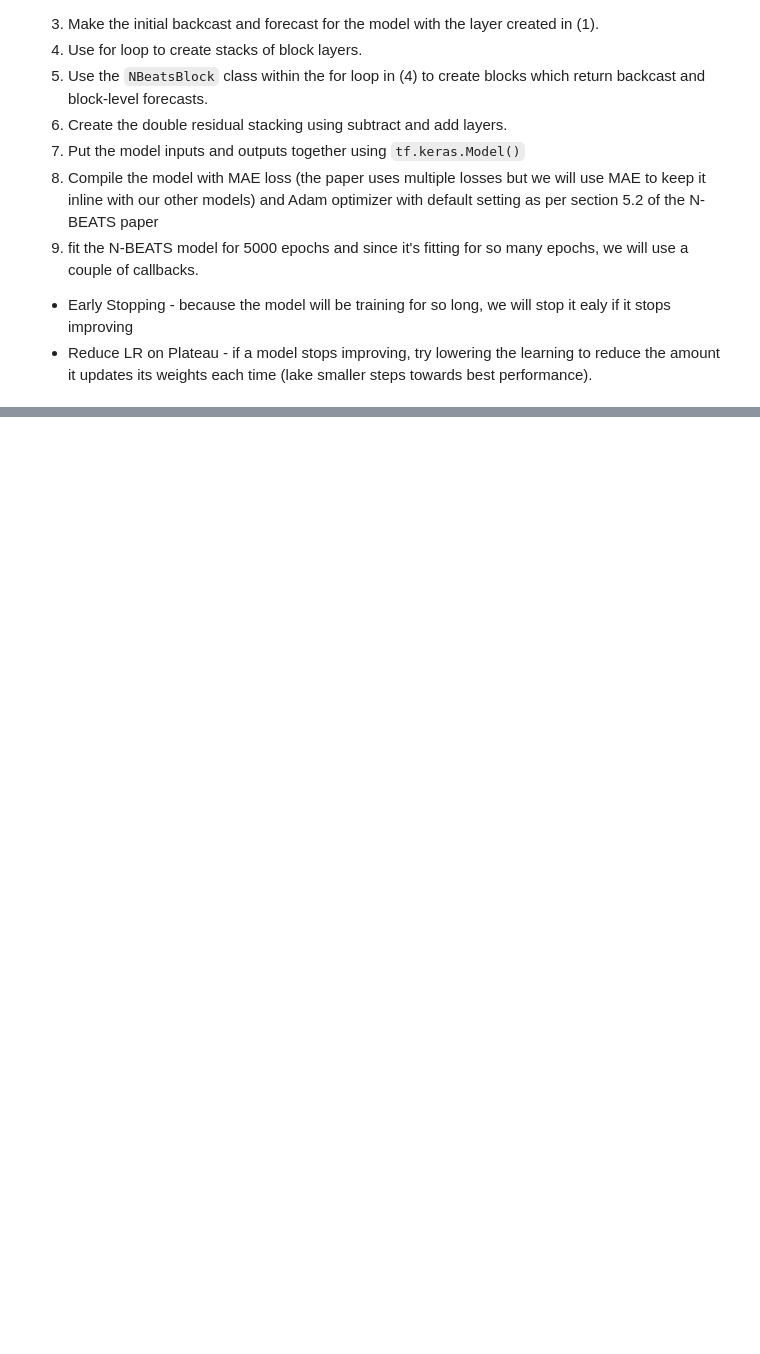
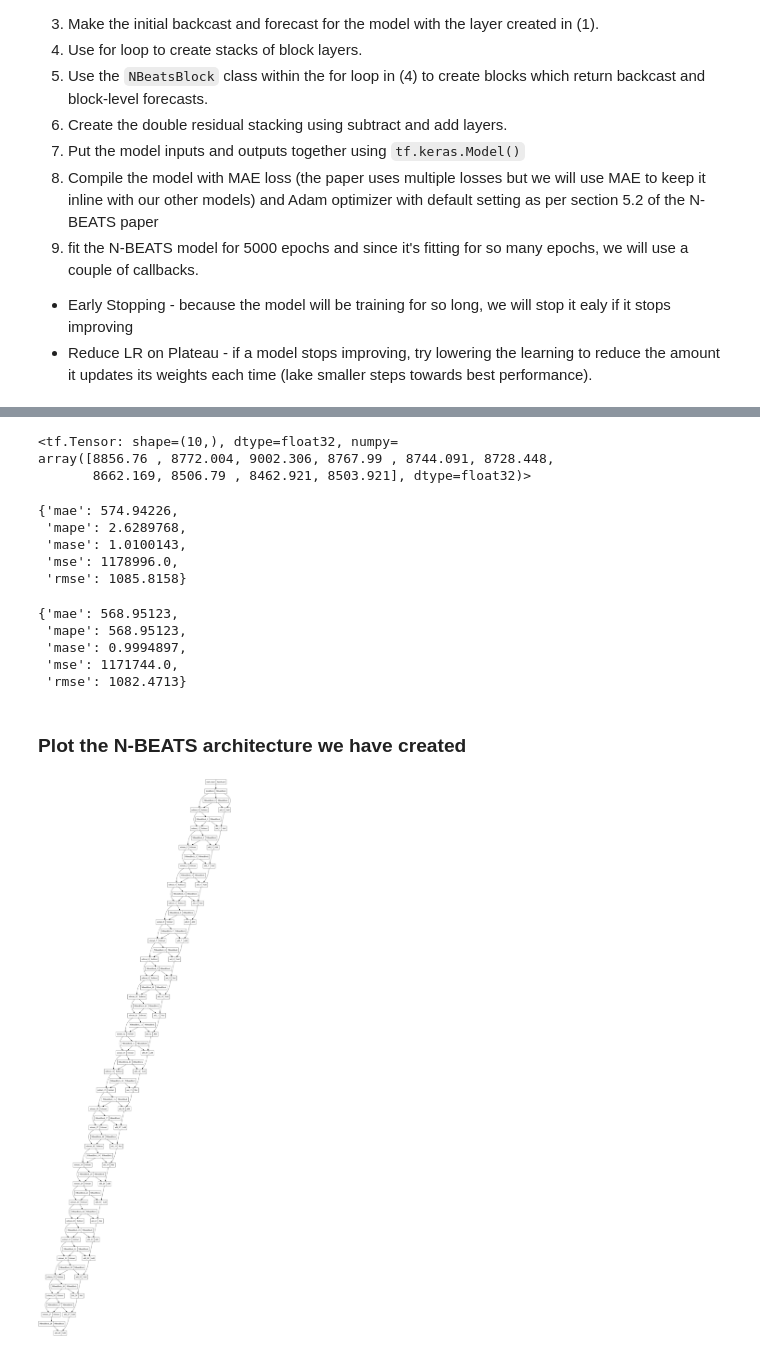
Before and after one commit to vijayraikar1999/Tensorflow-Developer-Certification, a Jupyter notebook: 10_time_series_forecasting_with_tensorflow.ipynb, the cells around one changed output, grey strips where cells are left out. Saved outputs shown, nothing was run; the diff lists cells and outputs as text; code cells hidden in the pictures; blank space fills up the shorter version.

```diff
--- a/10_time_series_forecasting_with_tensorflow.ipynb
+++ b/10_time_series_forecasting_with_tensorflow.ipynb
@@ -1864,0 +1872,35 @@ Wall time: 9min 31s
+# %%
+# Make predictions with N-BEATS model
+model_7_preds = make_preds(model_7, test_dataset)
+model_7_preds[:10]
+# %% [output]
+<tf.Tensor: shape=(10,), dtype=float32, numpy=
+array([8856.76 , 8772.004, 9002.306, 8767.99 , 8744.091, 8728.448,
+       8662.169, 8506.79 , 8462.921, 8503.921], dtype=float32)>
+# %%
+# Evaluate N-BEATS model preds
+model_7_results = evaluate_preds(y_true=y_test,
+                                 y_pred=model_7_preds)
+model_7_results
+# %% [output]
+{'mae': 574.94226,
+ 'mape': 2.6289768,
+ 'mase': 1.0100143,
+ 'mse': 1178996.0,
+ 'rmse': 1085.8158}
+# %%
+model_1_results
+# %% [output]
+{'mae': 568.95123,
+ 'mape': 568.95123,
+ 'mase': 0.9994897,
+ 'mse': 1171744.0,
+ 'rmse': 1082.4713}
+# %% [markdown]
+### Plot the N-BEATS architecture we have created
+# %%
+# Plot the N-BEATS model and inspect the architecture
+from tensorflow.keras.utils import plot_model
+plot_model(model_7)
+# %% [output]
+[figure, added]
```
Also changed, not shown: parts of 66 cells of this notebook.
